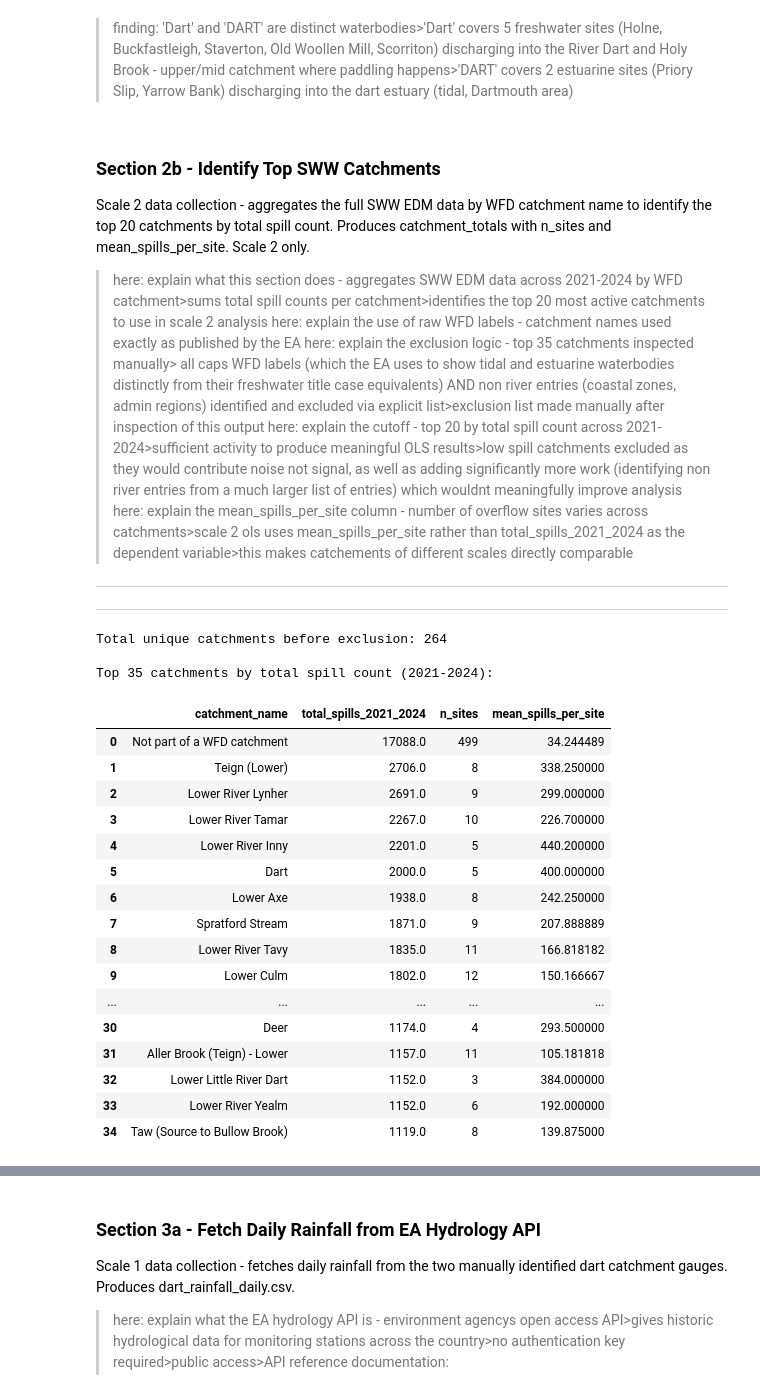
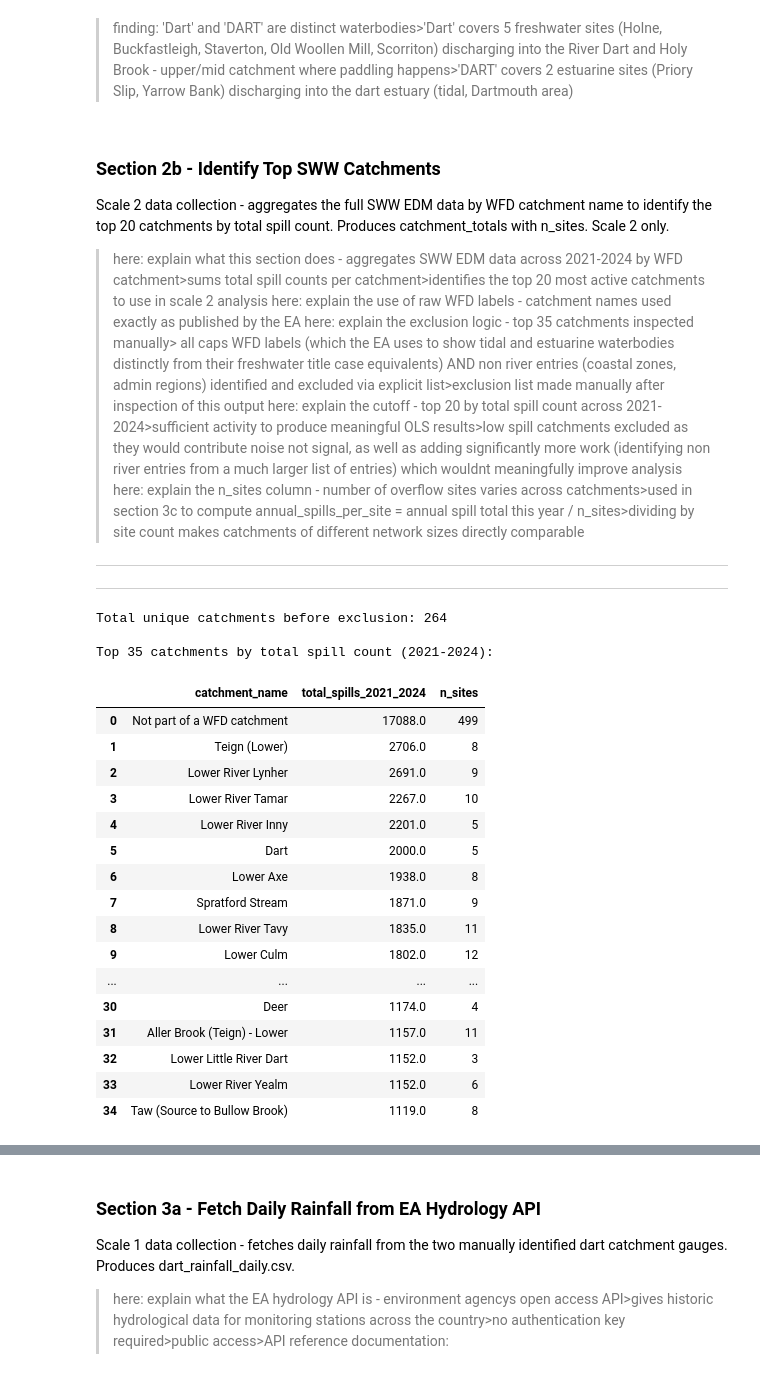
Before and after one commit to jacobway2/-dart-sewage-project, a Jupyter notebook: blog.ipynb, the cells around one changed output, grey strips where cells are left out. Drawn from its saved outputs; the diff is of its cells as text; code cells hidden in the pictures.

```diff
--- a/blog.ipynb
+++ b/blog.ipynb
@@ -678,12 +809,12 @@ for label in ['Dart', 'DART']:
 > finding: 'Dart' and 'DART' are distinct waterbodies>'Dart' covers 5 freshwater sites (Holne, Buckfastleigh, Staverton, Old Woollen Mill, Scorriton) discharging into the River Dart and Holy Brook - upper/mid catchment where paddling happens>'DART' covers 2 estuarine sites (Priory Slip, Yarrow Bank) discharging into the dart estuary (tidal, Dartmouth area)
 # %% [markdown]
 ### Section 2b - Identify Top SWW Catchments
-Scale 2 data collection - aggregates the full SWW EDM data by WFD catchment name to identify the top 20 catchments by total spill count. Produces catchment_totals with n_sites and mean_spills_per_site. Scale 2 only.
+Scale 2 data collection - aggregates the full SWW EDM data by WFD catchment name to identify the top 20 catchments by total spill count. Produces catchment_totals with n_sites. Scale 2 only.
 > here: explain what this section does - aggregates SWW EDM data across 2021-2024 by WFD catchment>sums total spill counts per catchment>identifies the top 20 most active catchments to use in scale 2 analysis
 > here: explain the use of raw WFD labels - catchment names used exactly as published by the EA
 > here: explain the exclusion logic - top 35 catchments inspected manually> all caps WFD labels (which the EA uses to show tidal and estuarine waterbodies distinctly from their freshwater title case equivalents) AND non river entries (coastal zones, admin regions) identified and excluded via explicit list>exclusion list made manually after inspection of this output
 > here: explain the cutoff - top 20 by total spill count across 2021-2024>sufficient activity to produce meaningful OLS results>low spill catchments excluded as they would contribute noise not signal, as well as adding significantly more work (identifying non river entries from a much larger list of entries) which wouldnt meaningfully improve analysis
-> here: explain the mean_spills_per_site column - number of overflow sites varies across catchments>scale 2 ols uses mean_spills_per_site rather than total_spills_2021_2024 as the dependent variable>this makes catchements of different scales directly comparable
+> here: explain the n_sites column - number of overflow sites varies across catchments>used in section 3c to compute annual_spills_per_site = annual spill total this year / n_sites>dividing by site count makes catchments of different network sizes directly comparable
 
 ---
 <!-- HACKMD NARRATIVE - REMOVE BEFORE SUBMISSION
@@ -706,54 +837,50 @@ for year, path in edm_main_paths.items():  # loops through each years main EDM e
     df_year = pd.DataFrame({
         'year':           year,  # adds the year as a column so we can track which year each row came from
         'catchment_name': df[catchment_col].str.strip(),  # strips leading/trailing whitespace only - casing preserved since all-caps labels are distinct waterbodies (confirmed in 2a inspection cells^)
         'site_name':      df[site_col],  # carries site name through so distinct sites per catchment can be counted below
         'spill_count':    pd.to_numeric(df[spill_col], errors='coerce'),  # changes any non numeric values to NaN rather than raising an error
     })
 
     yearly_sww_frames.append(df_year)  # adds the years cleaned dataframe to the list
 
 sww_all = pd.concat(yearly_sww_frames, ignore_index=True)  # combines all years into one dataframe, resetting the index
 
 # aggregates total spill counts per catchment across all four years - groups by catchment name, sums spill counts, excludes rows with no catchment assigned
 total_spills = (sww_all.groupby('catchment_name', dropna=True)['spill_count'].sum()
     .reset_index().rename(columns={'spill_count': 'total_spills_2021_2024'}))
 
-# counts distinct overflow sites per catchment across all years - used to compute mean_spills_per_site below (scale 2 ols dependent variable)
+# counts distinct overflow sites per catchment across all years - passed through to section 3c to compute annual_spills_per_site
 n_sites = (sww_all.dropna(subset=['catchment_name']).groupby('catchment_name')['site_name']
     .nunique().reset_index().rename(columns={'site_name': 'n_sites'}))
 
 catchment_totals = total_spills.merge(n_sites, on='catchment_name', how='left') # merges total spills and site counts into one catchment level dataframe
-
-
-# computes mean spills per site - so catchments of different network sizes are directly comparable
-catchment_totals['mean_spills_per_site'] = catchment_totals['total_spills_2021_2024'] / catchment_totals['n_sites']
 
 # sorts by total spills highest to lowest and resets index so row numbers reflect rank order
 catchment_totals = catchment_totals.sort_values('total_spills_2021_2024', ascending=False).reset_index(drop=True)
 
 print(f'Total unique catchments before exclusion: {len(catchment_totals)}')
 print('\nTop 35 catchments by total spill count (2021-2024):')
 display(catchment_totals.head(35))  # displays top 35 for manual inspection - used to identify non-river entries for exclusion and to assess site-count variation across catchments
 # %% [output]
 Total unique catchments before exclusion: 264
 
 Top 35 catchments by total spill count (2021-2024):
-|  | catchment_name | total_spills_2021_2024 | n_sites | mean_spills_per_site |
-| 0 | Not part of a WFD catchment | 17088.0 | 499 | 34.244489 |
-| 1 | Teign (Lower) | 2706.0 | 8 | 338.250000 |
-| 2 | Lower River Lynher | 2691.0 | 9 | 299.000000 |
-| 3 | Lower River Tamar | 2267.0 | 10 | 226.700000 |
-| 4 | Lower River Inny | 2201.0 | 5 | 440.200000 |
-| 5 | Dart | 2000.0 | 5 | 400.000000 |
-| 6 | Lower Axe | 1938.0 | 8 | 242.250000 |
-| 7 | Spratford Stream | 1871.0 | 9 | 207.888889 |
-| 8 | Lower River Tavy | 1835.0 | 11 | 166.818182 |
-| 9 | Lower Culm | 1802.0 | 12 | 150.166667 |
-| ... | ... | ... | ... | ... |
-| 30 | Deer | 1174.0 | 4 | 293.500000 |
-| 31 | Aller Brook (Teign) - Lower | 1157.0 | 11 | 105.181818 |
-| 32 | Lower Little River Dart | 1152.0 | 3 | 384.000000 |
-| 33 | Lower River Yealm | 1152.0 | 6 | 192.000000 |
-| 34 | Taw (Source to Bullow Brook) | 1119.0 | 8 | 139.875000 |
+|  | catchment_name | total_spills_2021_2024 | n_sites |
+| 0 | Not part of a WFD catchment | 17088.0 | 499 |
+| 1 | Teign (Lower) | 2706.0 | 8 |
+| 2 | Lower River Lynher | 2691.0 | 9 |
+| 3 | Lower River Tamar | 2267.0 | 10 |
+| 4 | Lower River Inny | 2201.0 | 5 |
+| 5 | Dart | 2000.0 | 5 |
+| 6 | Lower Axe | 1938.0 | 8 |
+| 7 | Spratford Stream | 1871.0 | 9 |
+| 8 | Lower River Tavy | 1835.0 | 11 |
+| 9 | Lower Culm | 1802.0 | 12 |
+| ... | ... | ... | ... |
+| 30 | Deer | 1174.0 | 4 |
+| 31 | Aller Brook (Teign) - Lower | 1157.0 | 11 |
+| 32 | Lower Little River Dart | 1152.0 | 3 |
+| 33 | Lower River Yealm | 1152.0 | 6 |
+| 34 | Taw (Source to Bullow Brook) | 1119.0 | 8 |
 # %% [markdown]
 > finding: 264 unique catchments before exclusion>only one exclusion required entry in the top 35 ('Not part of a WFD catchment')>all other top 35 entries are genuine river, non estuarine catchments
```
Also changed, not shown: parts of 20 cells of this notebook, 1 other file.
